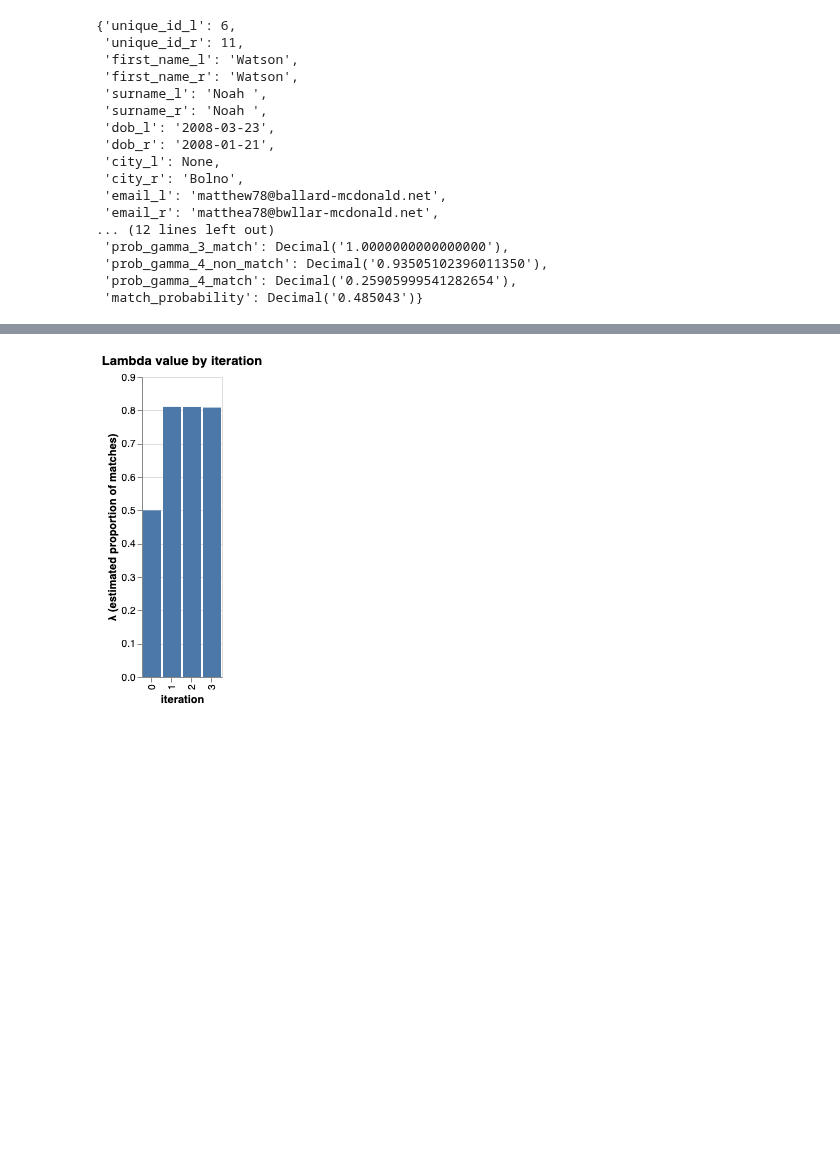
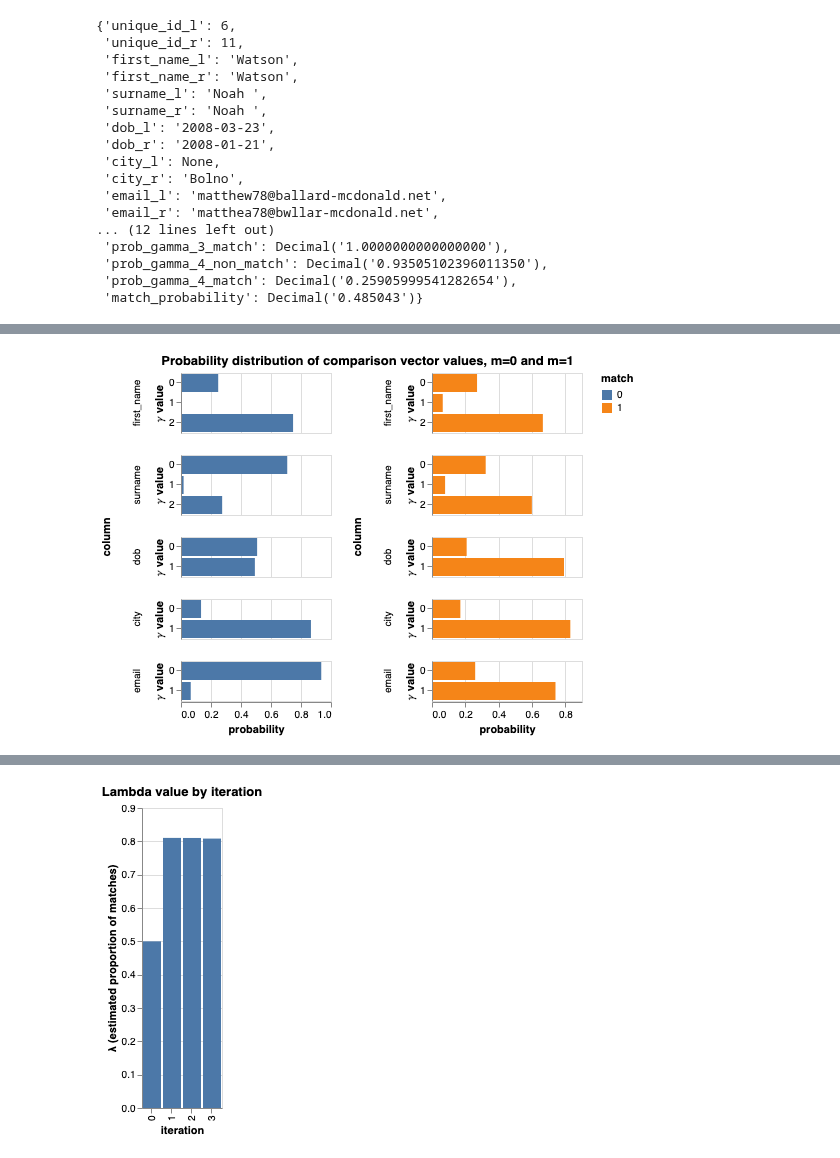
Before and after one commit to moj-analytical-services/splink, a Jupyter notebook: intuition.ipynb, the cells around one changed output, grey strips where cells are left out. Cells and saved outputs as stored; diff of their text form; code cells hidden in the pictures; blank space fills up the shorter version.

```diff
--- a/intuition.ipynb
+++ b/intuition.ipynb
@@ -189,0 +184,4 @@ New match probability: 0.4850495410694027
+# %%
+params.probability_distribution_chart()
+# %% [output]
+[figure, added]
```
Also changed, not shown: parts of 15 cells of this notebook.
